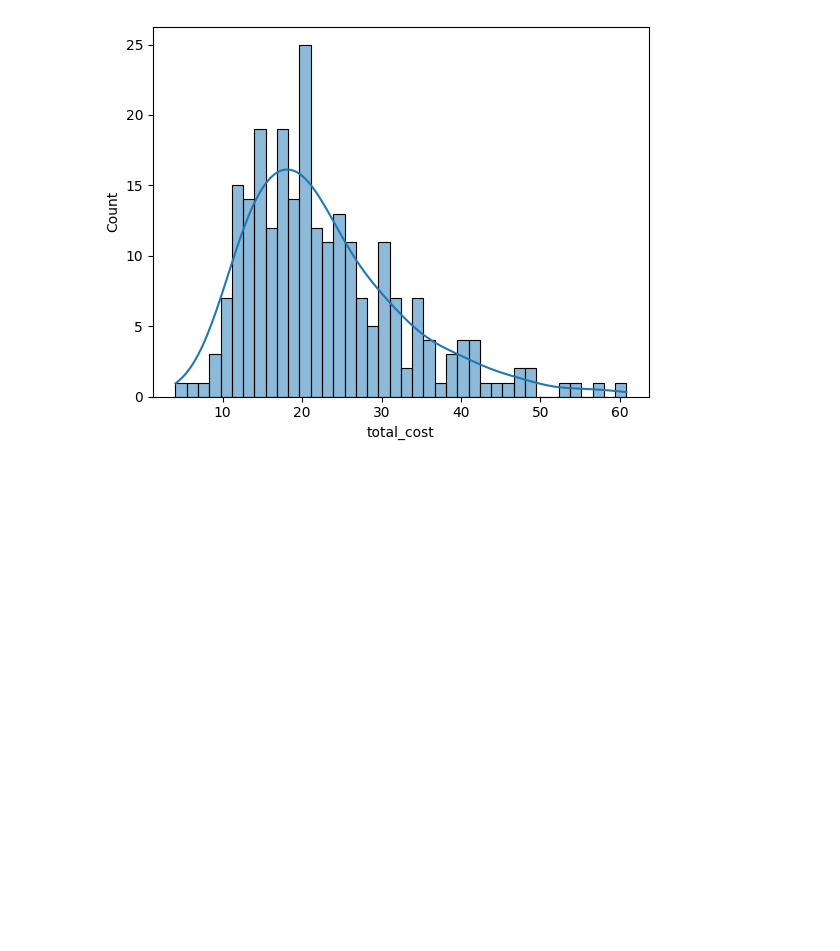
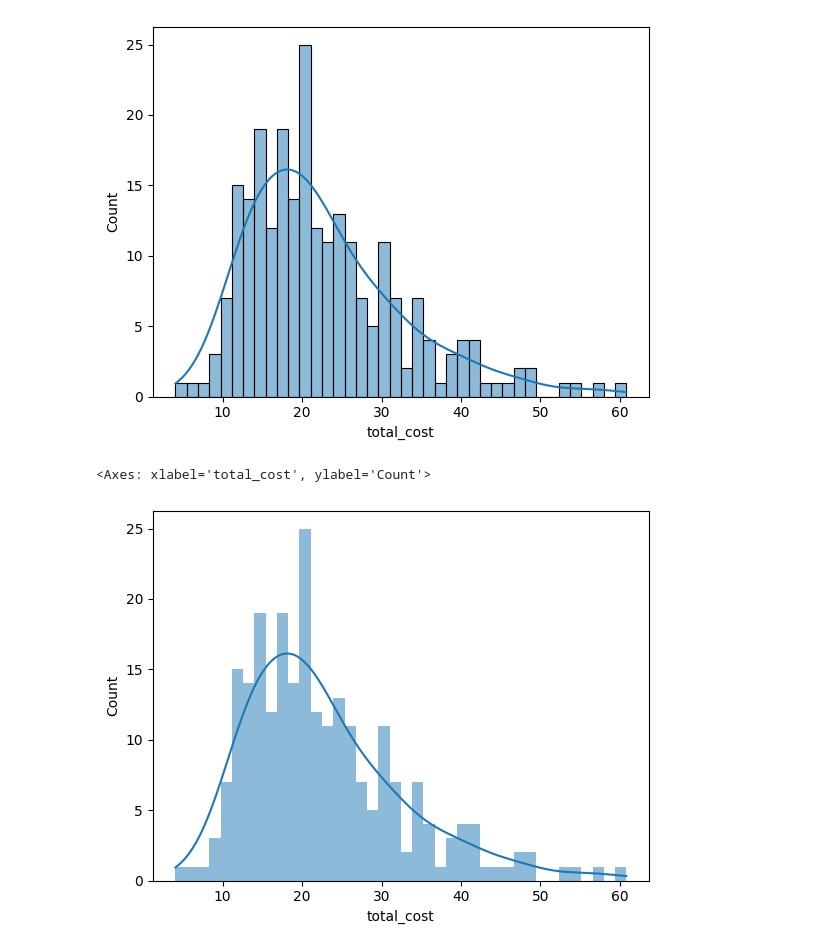
Before and after one commit to tuomasvaltanenLUAS/DataAnalytics2026, a Jupyter notebook: lecture6_seaborn/seaborn_basics1.ipynb, the cells around one changed output. Cells and saved outputs as stored; diff of their text form; code cells hidden in the pictures; blank space fills up the shorter version.

```diff
--- a/lecture6_seaborn/seaborn_basics1.ipynb
+++ b/lecture6_seaborn/seaborn_basics1.ipynb
@@ -62,3 +62,9 @@ sns.histplot(tips['total_cost'], kde=True, bins=40)
 # %% [output]
 <Axes: xlabel='total_cost', ylabel='Count'>
 [figure]
+# %%
+# EXTRA: you can also remove the border from each bar/bin, end result is a bit smoother
+sns.histplot(tips['total_cost'], kde=True, bins=40, edgecolor="k", linewidth=0)
+# %% [output]
+<Axes: xlabel='total_cost', ylabel='Count'>
+[figure, added]
```
Also changed, not shown: parts of 3 cells of this notebook.
